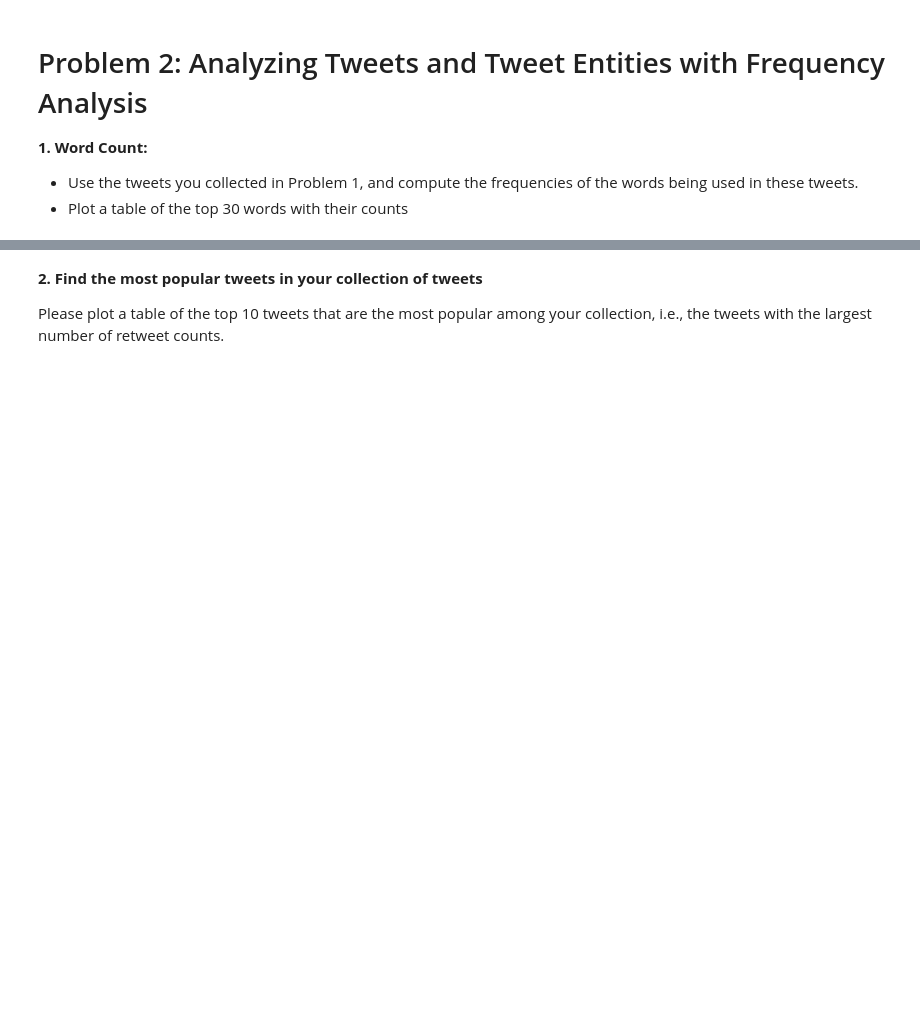
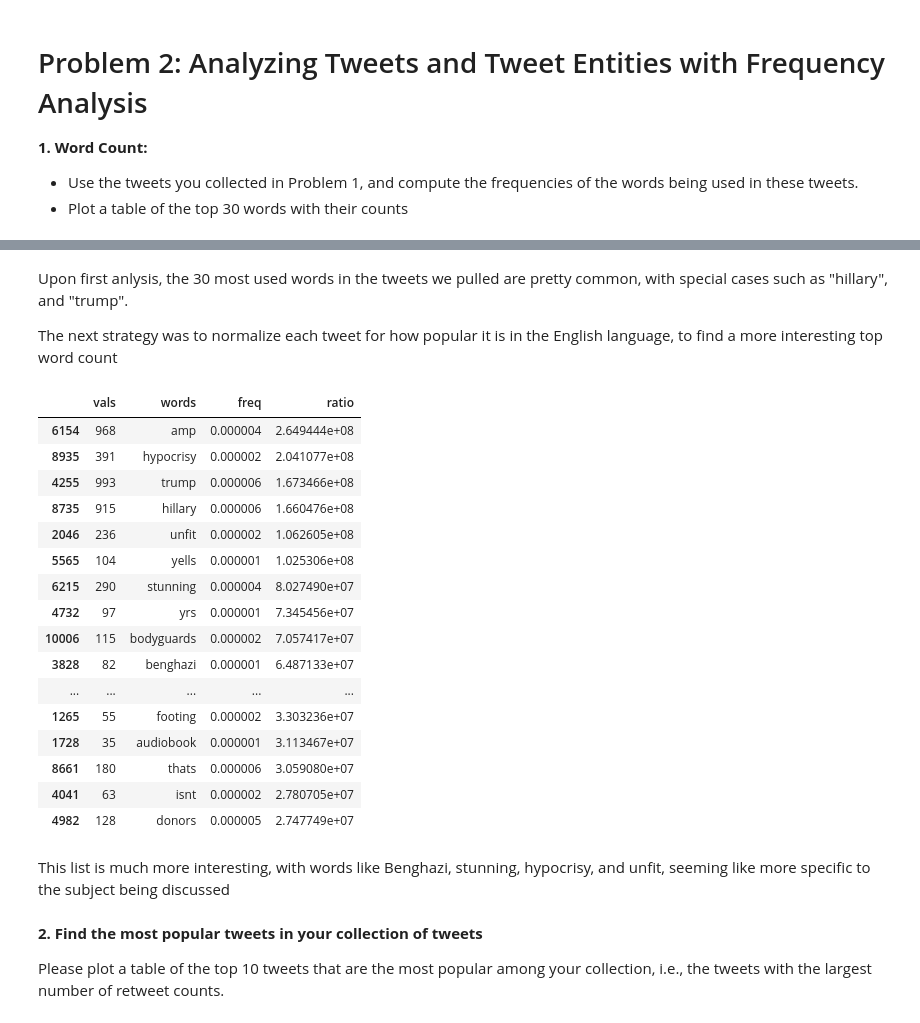
Before and after one commit to MBeaulieu22/casestudy1, a Jupyter notebook: CaseStudy1.ipynb, the cells around one changed output, grey strips where cells are left out. Saved outputs shown, nothing was run; the diff lists cells and outputs as text; code cells hidden in the pictures; blank space fills up the shorter version.

```diff
--- a/CaseStudy1.ipynb
+++ b/CaseStudy1.ipynb
@@ -116,7 +117,7 @@ streaming done - limit: 1
 # example how to get the state from the tweet.
 lst = []
 states = []
-with open('hillary.json', 'r') as f:
+with open('data/hillary.json', 'r') as f:
     for line in f:
         tweet = json.loads(line)
         lst.append(tweet)
@@ -125,4 +126,4 @@ states = [tweeet['place']['full_name'].split()
          for tweeet in lst if tweeet['place']]
 
 states = [x[len(x) - 1] for x in states if x[(len(x) - 1)] != 'USA']
-states
+df = pd.DataFrame(lst)
@@ -195,10 +129,0 @@ word_dict
-# %%
-vals = []
-for key in word_dict.keys():
-    vals.append(word_dict.get(key))
-
-tweet_df = pd.DataFrame({'words':list(word_dict.keys()), 'vals':vals})
-tweet_df = tweet_df.sort_values('vals', ascending=False)
-tweet_df['freq'] = tweet_df['words'].apply(wikiwords.freq)
-tweet_df = tweet_df[tweet_df['freq'] > 1.0e-6]
-tweet_df['ratio'] = tweet_df['vals'] / tweet_df['freq']
@@ -272,0 +177,7 @@ display(map)
+# %%
+text = df.text.str.lower()
+for i,t in enumerate(text):
+    t = re.sub(r"(?:\@|https?\://)\S+", "", t)
+    new = ''.join(e for e in t if (e.isalnum() or e==' '))
+    text[i] = new
+text = text.str.split(' ')
@@ -272,0 +197,10 @@ display(map)
+# %%
+vals = []
+remove_list = ['', ' ', 'rt', 'http','https','hillaryclinton']
+keys = [ e for e in word_dict.keys() if e not in remove_list]
+for key in keys:
+    vals.append(word_dict.get(key))
+
+tweet_df = pd.DataFrame({'words':keys, 'vals':vals})
+tweet_df = tweet_df.sort_values('vals', ascending=False)
+tweet_df[0:30]
@@ -273,3 +225,34 @@ display(map)
+# %% [markdown]
+Upon first anlysis, the 30 most used words in the tweets we pulled are pretty common, with special cases such as "hillary", and "trump".
+
+The next strategy was to normalize each tweet for how popular it is in the English language, to find a more interesting top word count
+# %%
+# wikiwords is a cool library that tells how often a word appears in wikipedia articles
+# and works to normalize for word popularity
+tweet_df['freq'] = tweet_df['words'].apply(wikiwords.freq)
+tweet_df = tweet_df[tweet_df['freq'] > 1.0e-6]
+tweet_df['ratio'] = tweet_df['vals'] / tweet_df['freq']
+tweet_df.sort_values('ratio', ascending=False)[0:30]
+# %% [output]
+|  | vals | words | freq | ratio |
+| 6154 | 968 | amp | 0.000004 | 2.649444e+08 |
+| 8935 | 391 | hypocrisy | 0.000002 | 2.041077e+08 |
+| 4255 | 993 | trump | 0.000006 | 1.673466e+08 |
+| 8735 | 915 | hillary | 0.000006 | 1.660476e+08 |
+| 2046 | 236 | unfit | 0.000002 | 1.062605e+08 |
+| 5565 | 104 | yells | 0.000001 | 1.025306e+08 |
+| 6215 | 290 | stunning | 0.000004 | 8.027490e+07 |
+| 4732 | 97 | yrs | 0.000001 | 7.345456e+07 |
+| 10006 | 115 | bodyguards | 0.000002 | 7.057417e+07 |
+| 3828 | 82 | benghazi | 0.000001 | 6.487133e+07 |
+| ... | ... | ... | ... | ... |
+| 1265 | 55 | footing | 0.000002 | 3.303236e+07 |
+| 1728 | 35 | audiobook | 0.000001 | 3.113467e+07 |
+| 8661 | 180 | thats | 0.000006 | 3.059080e+07 |
+| 4041 | 63 | isnt | 0.000002 | 2.780705e+07 |
+| 4982 | 128 | donors | 0.000005 | 2.747749e+07 |
+# %% [markdown]
+This list is much more interesting, with words like Benghazi, stunning, hypocrisy, and unfit, seeming like more specific to the subject being discussed
 # %% [markdown]
 **2. Find the most popular tweets in your collection of tweets**
 
```
Also changed, not shown: parts of 24 cells of this notebook, 7 other files.
